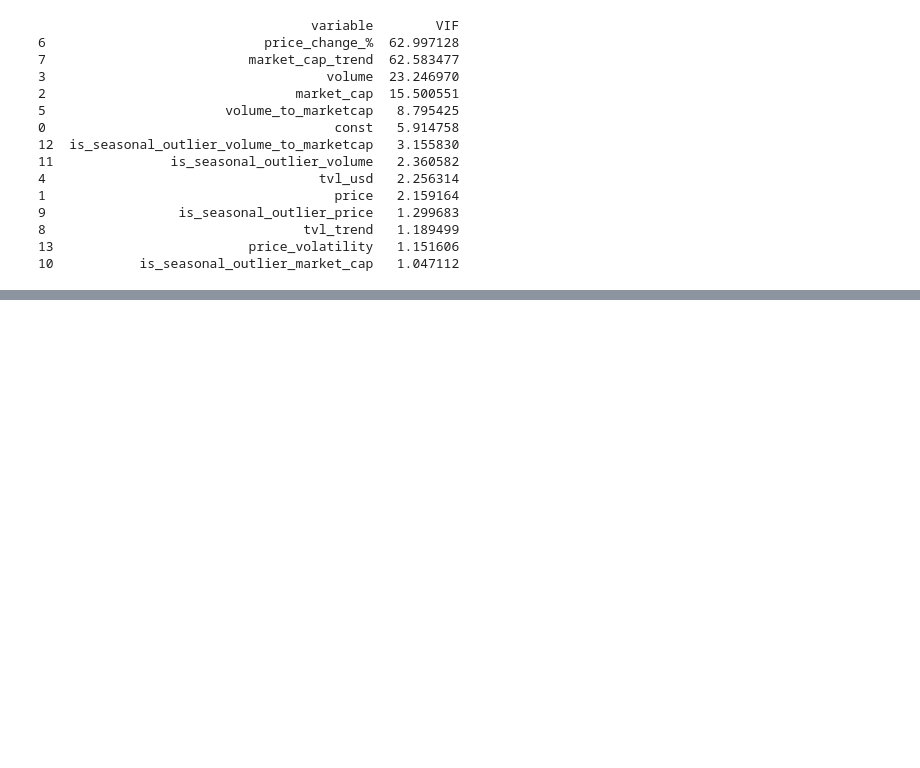
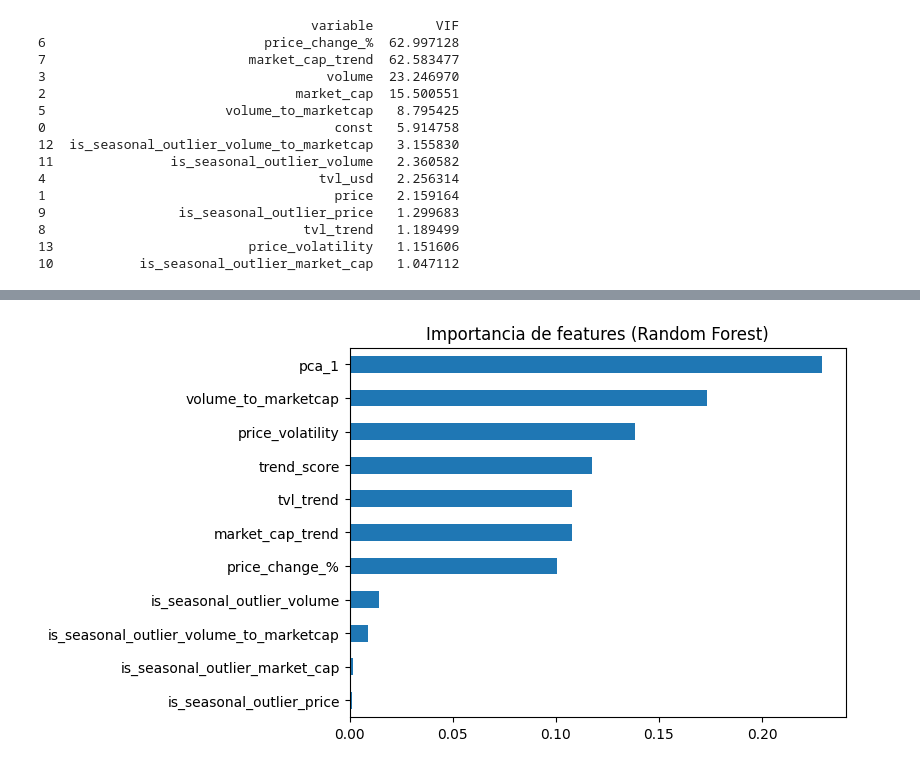
Before and after one commit to Turppie/TP-Machine-Learning, a Jupyter notebook: code/re-rework-preprocesamiento.ipynb, the cells around one changed output, grey strips where cells are left out. Cells and saved outputs as stored; diff of their text form; code cells hidden in the pictures; blank space fills up the shorter version.

```diff
--- a/code/re-rework-preprocesamiento.ipynb
+++ b/code/re-rework-preprocesamiento.ipynb
@@ -488,0 +713,9 @@ print(vif_smooth_df)
+# %%
+cols_to_drop = ["date", "name", "token"]
+# %%
+X = X.drop(columns=cols_to_drop, errors='ignore')
+# %%
+from sklearn.ensemble import RandomForestClassifier
+
+clf = RandomForestClassifier(n_estimators=100, random_state=42)
+clf.fit(X, y)
@@ -488,0 +724,4 @@ print(vif_smooth_df)
+# %%
+importances = pd.Series(clf.feature_importances_, index=X.columns)
+importances = importances.sort_values(ascending=False)
+print(importances)
@@ -488,0 +741,9 @@ print(vif_smooth_df)
+# %%
+import matplotlib.pyplot as plt
+
+importances.head(15).plot(kind="barh")
+plt.gca().invert_yaxis()
+plt.title("Importancia de features (Random Forest)")
+plt.show()
+# %% [output]
+[figure, added]
```
Also changed, not shown: parts of 27 cells of this notebook, 2 other files.
